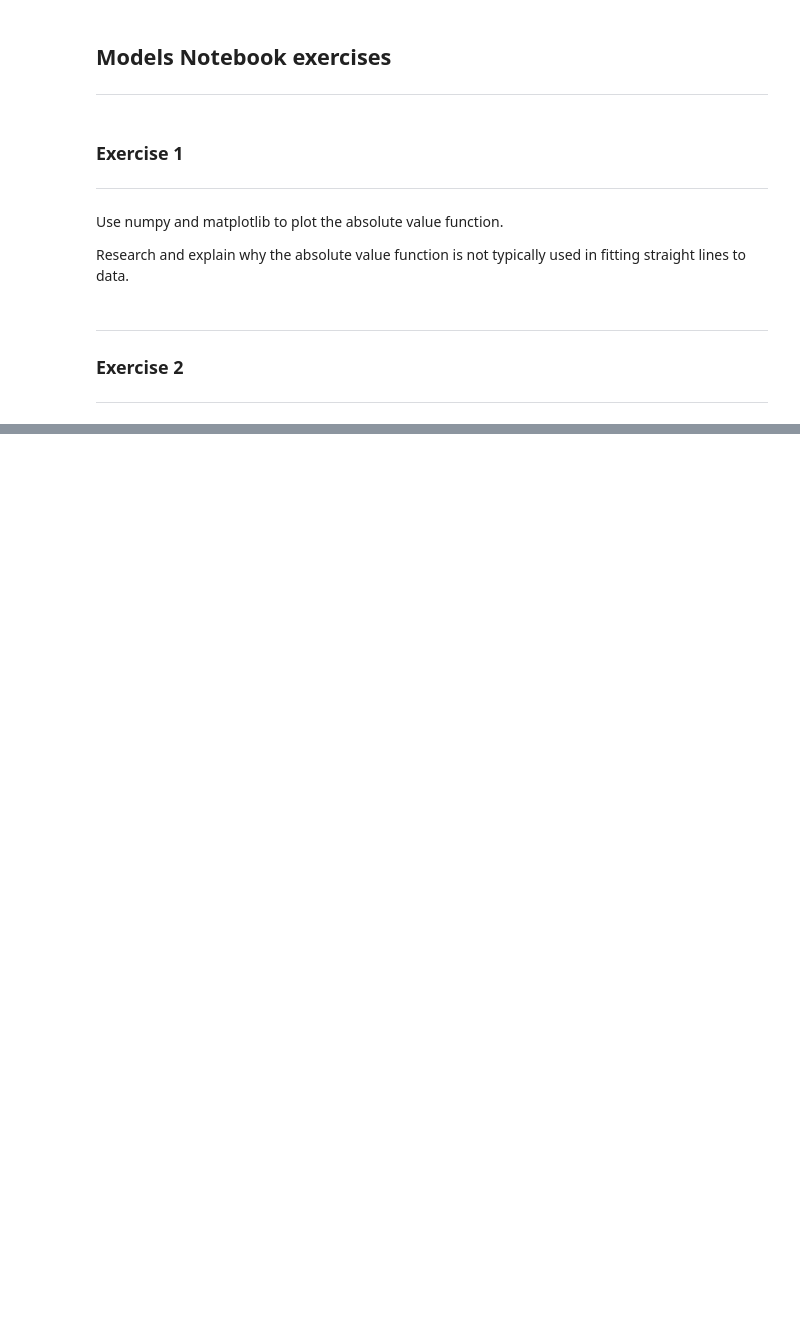
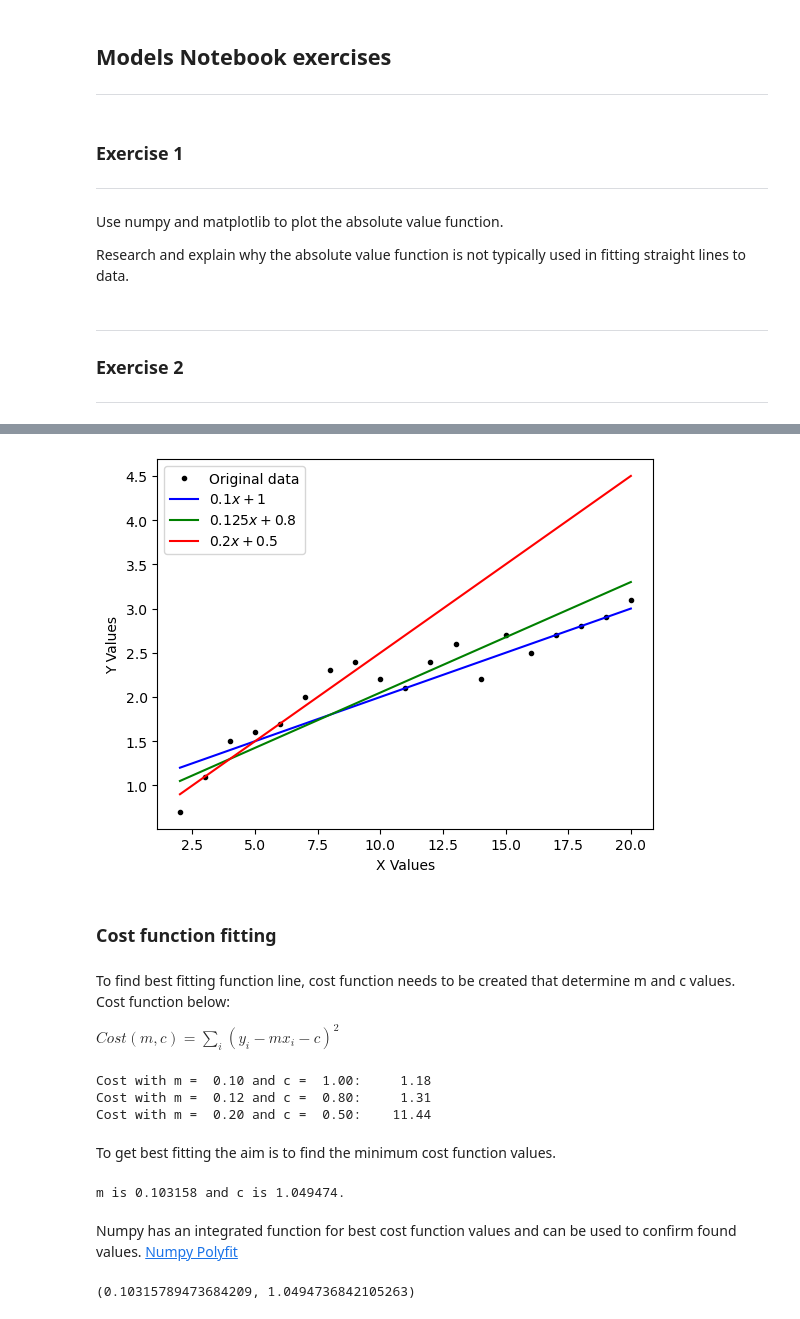
Before and after one commit to Mantvydas-data/MLS-Project, a Jupyter notebook: exercises/02.models-exercises.ipynb, the cells around one changed output, grey strips where cells are left out. Saved outputs shown, nothing was run; the diff lists cells and outputs as text; code cells hidden in the pictures; blank space fills up the shorter version.

```diff
--- a/exercises/02.models-exercises.ipynb
+++ b/exercises/02.models-exercises.ipynb
@@ -23,0 +54,62 @@ y = [0.7, 1.1, 1.5, 1.6, 1.7, 2.0, 2.3, 2.4, 2.2, 2.1, 2.4, 2.6, 2.2, 2.7, 2.5,
+# %%
+# Plotting x and y values
+plt.plot(x, y, 'k.', label="Original data")
+
+# Plotting estimate functions
+plt.plot(x, 0.1 * x + 1, 'b-', label=r"$0.1x + 1$")
+plt.plot(x, 0.125 * x + 0.8, 'g-', label=r"$0.125x + 0.8$")
+plt.plot(x, 0.2 * x + 0.5, 'r-', label=r"$0.2x + 0.5$")
+
+# Adding a legend.
+plt.legend()
+plt.xlabel('X Values')
+plt.ylabel('Y Values')
+plt.show()
+# %% [output]
+[figure, added]
+# %% [markdown]
+### Cost function fitting
+# %% [markdown]
+To find best fitting function line, cost function needs to be created that determine m and c values.<br>
+Cost function below:
+
+$Cost(m, c) = \sum_i (y_i - mx_i - c)^2$
+# %%
+cost = lambda m,c: np.sum([(y[i] - m * x[i] - c)**2 for i in range(x.size)])
+
+print("Cost with m = %5.2f and c = %5.2f: %8.2f" % (0.1, 1, cost(0.1, 1)))
+print("Cost with m = %5.2f and c = %5.2f: %8.2f" % (0.125, 0.8, cost(0.125, 0.8)))
+print("Cost with m = %5.2f and c = %5.2f: %8.2f" % (0.2, 0.5, cost(0.2, 0.5)))
+# %% [output]
+Cost with m =  0.10 and c =  1.00:     1.18
+Cost with m =  0.12 and c =  0.80:     1.31
+Cost with m =  0.20 and c =  0.50:    11.44
+# %% [markdown]
+To get best fitting the aim is to find the minimum cost function values.
+# %%
+# Trying to find best m and c valuaes
+
+# First x and y mean values are calculated
+x_mean = np.mean(x)
+y_mean = np.mean(y)
+
+# Subtract means from w and d.
+x_zero = x - x_mean
+y_zero = y - y_mean
+
+# The best m is found by the following calculation.
+m = np.sum(x_zero * y_zero) / np.sum(x_zero * x_zero)
+# Use m from above to calculate the best c.
+c = y_mean - m * x_mean
+
+print("m is %8.6f and c is %6.6f." % (m, c))
+# %% [output]
+m is 0.103158 and c is 1.049474.
+# %% [markdown]
+Numpy has an integrated function for best cost function values and can be used to confirm found values. [Numpy Polyfit](https://numpy.org/doc/stable/reference/generated/numpy.polyfit.html)
+# %%
+# Confirming m and c values with Numpy Polyfit
+m_a, c_a = np.polyfit(x,y,1)
+m_a, c_a
+# %% [output]
+(0.10315789473684209, 1.0494736842105263)
```
Also changed, not shown: parts of 28 cells of this notebook, 1 other file.
